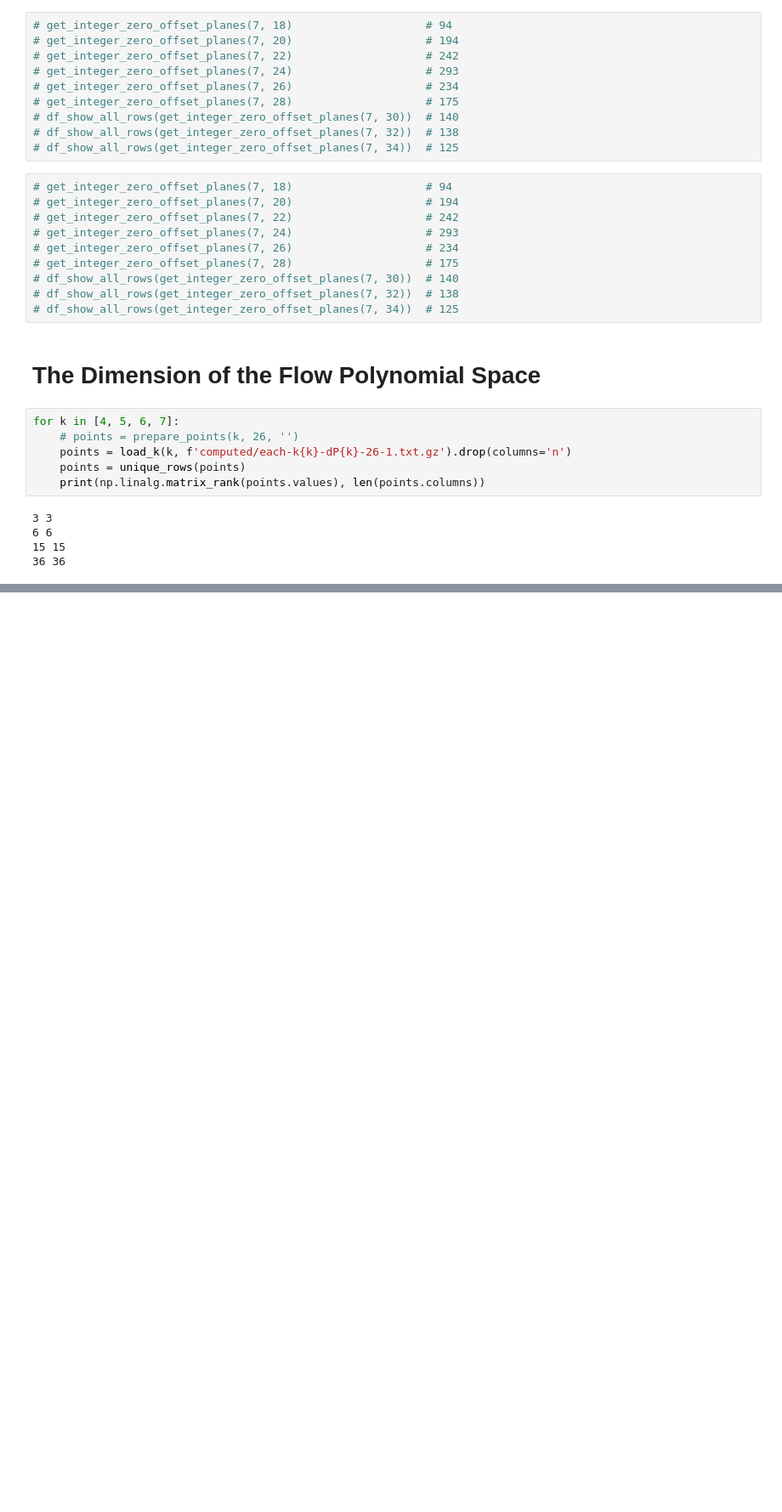
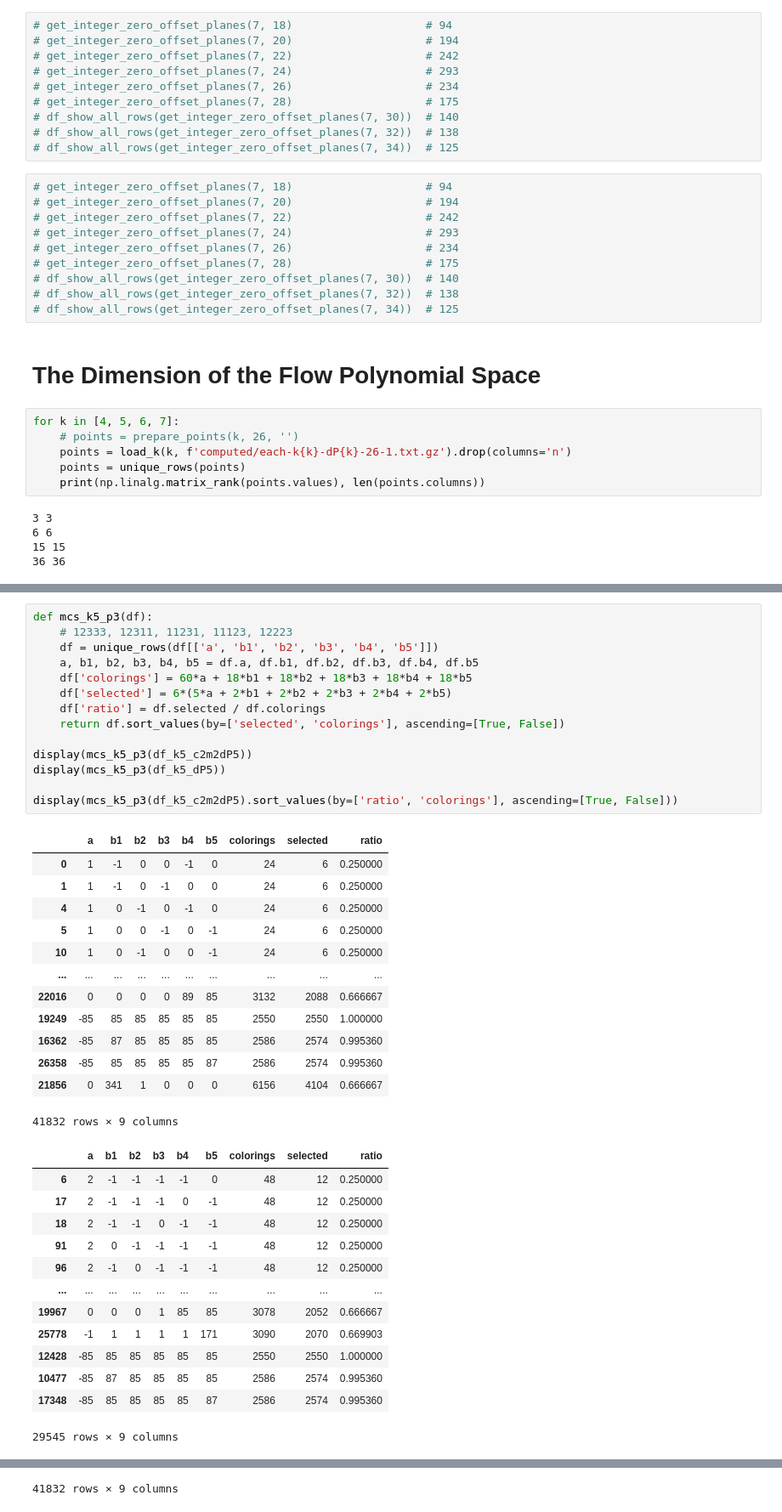
Before and after one commit to davidmisiak/flow-polynomials, a Jupyter notebook: analysis.ipynb, the cells around one changed output, grey strips where cells are left out. Shown at 85% size. Drawn from its saved outputs; the diff is of its cells as text; blank space fills up the shorter version.

```diff
--- a/analysis.ipynb
+++ b/analysis.ipynb
@@ -440,0 +599,41 @@ for k in [4, 5, 6, 7]:
+# %%
+def mcs_k5_p3(df):
+    # 12333, 12311, 11231, 11123, 12223
+    df = unique_rows(df[['a', 'b1', 'b2', 'b3', 'b4', 'b5']])
+    a, b1, b2, b3, b4, b5 = df.a, df.b1, df.b2, df.b3, df.b4, df.b5
+    df['colorings'] = 60*a + 18*b1 + 18*b2 + 18*b3 + 18*b4 + 18*b5
+    df['selected'] = 6*(5*a + 2*b1 + 2*b2 + 2*b3 + 2*b4 + 2*b5)
+    df['ratio'] = df.selected / df.colorings
+    return df.sort_values(by=['selected', 'colorings'], ascending=[True, False])
+
+display(mcs_k5_p3(df_k5_c2m2dP5))
+display(mcs_k5_p3(df_k5_dP5))
+
+display(mcs_k5_p3(df_k5_c2m2dP5).sort_values(by=['ratio', 'colorings'], ascending=[True, False]))
+# %% [output]
+|  | a | b1 | b2 | b3 | b4 | b5 | colorings | selected | ratio |
+| 0 | 1 | -1 | 0 | 0 | -1 | 0 | 24 | 6 | 0.250000 |
+| 1 | 1 | -1 | 0 | -1 | 0 | 0 | 24 | 6 | 0.250000 |
+| 4 | 1 | 0 | -1 | 0 | -1 | 0 | 24 | 6 | 0.250000 |
+| 5 | 1 | 0 | 0 | -1 | 0 | -1 | 24 | 6 | 0.250000 |
+| 10 | 1 | 0 | -1 | 0 | 0 | -1 | 24 | 6 | 0.250000 |
+| ... | ... | ... | ... | ... | ... | ... | ... | ... | ... |
+| 22016 | 0 | 0 | 0 | 0 | 89 | 85 | 3132 | 2088 | 0.666667 |
+| 19249 | -85 | 85 | 85 | 85 | 85 | 85 | 2550 | 2550 | 1.000000 |
+| 16362 | -85 | 87 | 85 | 85 | 85 | 85 | 2586 | 2574 | 0.995360 |
+| 26358 | -85 | 85 | 85 | 85 | 85 | 87 | 2586 | 2574 | 0.995360 |
+| 21856 | 0 | 341 | 1 | 0 | 0 | 0 | 6156 | 4104 | 0.666667 |
+41832 rows × 9 columns
+|  | a | b1 | b2 | b3 | b4 | b5 | colorings | selected | ratio |
+| 6 | 2 | -1 | -1 | -1 | -1 | 0 | 48 | 12 | 0.250000 |
+| 17 | 2 | -1 | -1 | -1 | 0 | -1 | 48 | 12 | 0.250000 |
+| 18 | 2 | -1 | -1 | 0 | -1 | -1 | 48 | 12 | 0.250000 |
+| 91 | 2 | 0 | -1 | -1 | -1 | -1 | 48 | 12 | 0.250000 |
+| 96 | 2 | -1 | 0 | -1 | -1 | -1 | 48 | 12 | 0.250000 |
+| ... | ... | ... | ... | ... | ... | ... | ... | ... | ... |
+| 19967 | 0 | 0 | 0 | 1 | 85 | 85 | 3078 | 2052 | 0.666667 |
+| 25778 | -1 | 1 | 1 | 1 | 1 | 171 | 3090 | 2070 | 0.669903 |
+| 12428 | -85 | 85 | 85 | 85 | 85 | 85 | 2550 | 2550 | 1.000000 |
+| 10477 | -85 | 87 | 85 | 85 | 85 | 85 | 2586 | 2574 | 0.995360 |
+| 17348 | -85 | 85 | 85 | 85 | 85 | 87 | 2586 | 2574 | 0.995360 |
+29545 rows × 9 columns
@@ -440,0 +652 @@ for k in [4, 5, 6, 7]:
+41832 rows × 9 columns
```
Also changed, not shown: parts of 7 cells of this notebook, 1 other file.
